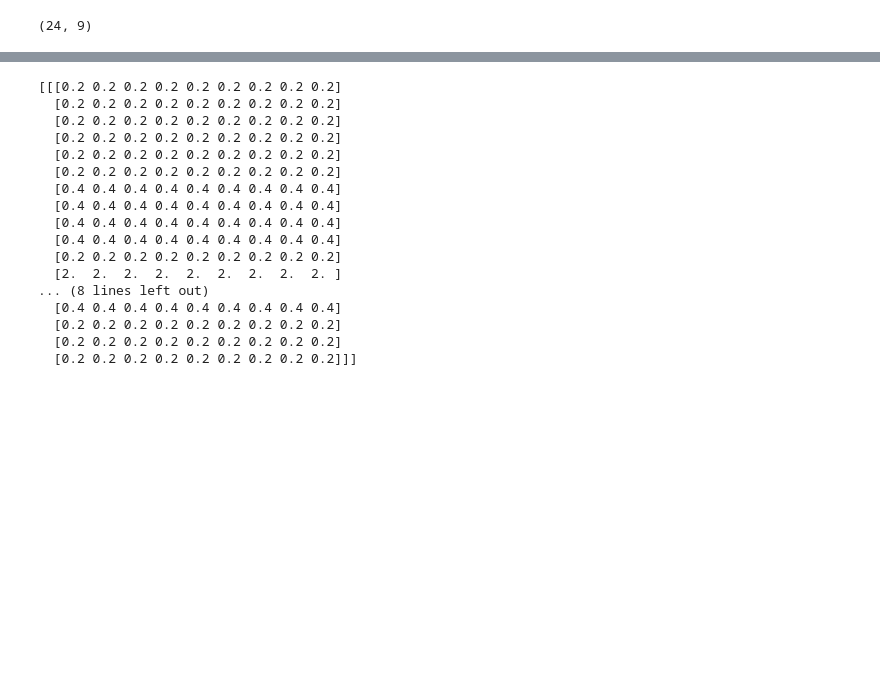
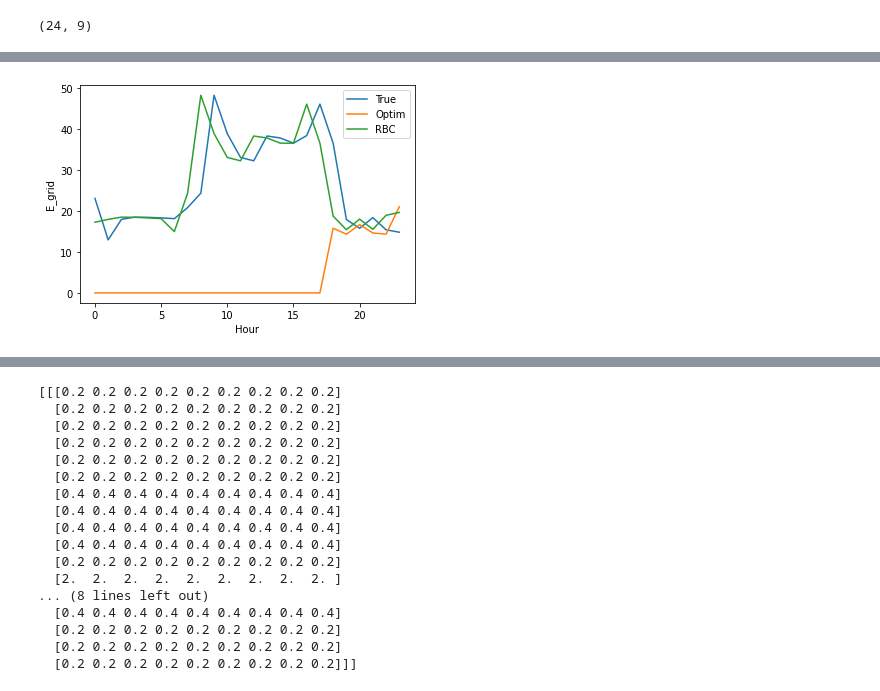
Before and after one commit to QasimWani/ZOiRL, a Jupyter notebook: DigitalTwinTesting.ipynb, the cells around one changed output, grey strips where cells are left out. Cells and saved outputs as stored; diff of their text form; code cells hidden in the pictures; blank space fills up the shorter version.

```diff
--- a/DigitalTwinTesting.ipynb
+++ b/DigitalTwinTesting.ipynb
@@ -131,3 +140,16 @@ x = np.array(agents.all_costs).squeeze(1)
+# %%
+tmp_e_grid_true = np.array(E_grid_true[RBC_THRESHOLD:])
+tmp_rbc_e_grid = np.array(E_grid_RBC[RBC_THRESHOLD:])
+# %%
+plt.plot(tmp_e_grid_true[:, 0][-24:], label='True')
+plt.plot(e_grid[:, 0][-24:], label='Optim')
+plt.plot(tmp_rbc_e_grid[:, 0][-24:], label='RBC')
+plt.legend()
+plt.xlabel("Hour")
+plt.ylabel("E_grid")
+plt.show()
+# %% [output]
+[figure, added]
 # %%
 vars_RL = agents.logger
 # print(len(vars_RL))
```
Also changed, not shown: parts of 13 cells of this notebook, 6 other files.
